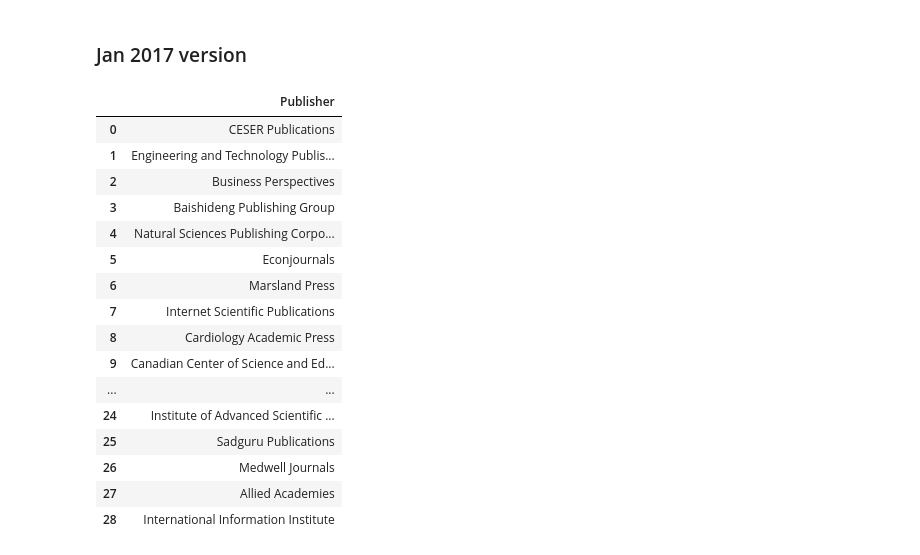
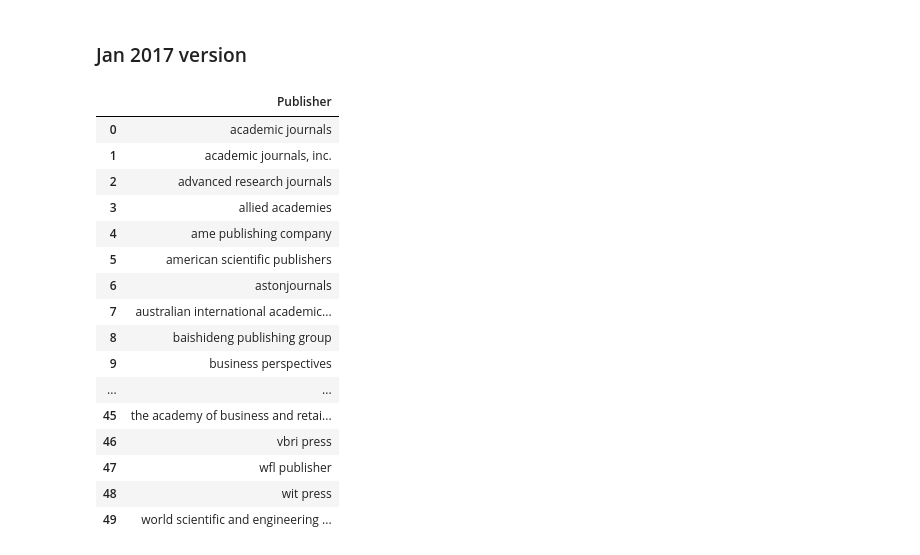
Before and after one commit to saketkc/ugc-predatory-journal-analysis, a Jupyter notebook: UGC-Journal-Analysis-April-2017.ipynb, the cells around one changed output. Drawn from its saved outputs; the diff is of its cells as text; code cells hidden in the pictures.

```diff
--- a/UGC-Journal-Analysis-April-2017.ipynb
+++ b/UGC-Journal-Analysis-April-2017.ipynb
@@ -23,13 +25,16 @@ from fuzzywuzzy import fuzz
 import re
 from fuzzywuzzy import process
 
-
 pd.set_option('display.max_colwidth', -1)
 pd.set_option('display.max_columns', None)
 pd.set_option('display.max_rows', None)
 
 def clean_name(x):
-    cleaned = re.sub( '\s+', ' ', x ).strip()
+    ## Remove things in braces such as :
+    ## Journal of Food, Agriculture and Environment (JFAE) => Journal of Food, Agriculture and Environment
+    cleaned = re.sub(r"\(([A-Za-z0-9_]+)\)", '', x).strip()
+    cleaned = re.sub( '\s+', ' ', cleaned ).strip()
+    cleaned = unicode(cleaned.lower().replace('&', 'and'), 'utf-8')
     return cleaned
 # %%
 with open('Beall_list_dec2016.txt') as f:
@@ -152,23 +157,23 @@ publisher_matches_dec2016
 # %%
 with open('Beall_publisher_list_Jan2017.txt') as f:
     beall_pubisher_list_jan = [clean_name(x.strip()) for x in f.readlines()]
 publisher_matches_jan2017 = pd.DataFrame({'Publisher': list(set(df.Publisher).intersection(beall_pubisher_list_jan))})
-publisher_matches_jan2017
+publisher_matches_jan2017.sort_values(by='Publisher').reset_index(drop=True)
 # %% [output]
 |  | Publisher |
-| 0 | CESER Publications |
-| 1 | Engineering and Technology Publis... |
-| 2 | Business Perspectives |
-| 3 | Baishideng Publishing Group |
-| 4 | Natural Sciences Publishing Corpo... |
-| 5 | Econjournals |
-| 6 | Marsland Press |
-| 7 | Internet Scientific Publications |
-| 8 | Cardiology Academic Press |
-| 9 | Canadian Center of Science and Ed... |
+| 0 | academic journals |
+| 1 | academic journals, inc. |
+| 2 | advanced research journals |
+| 3 | allied academies |
+| 4 | ame publishing company |
+| 5 | american scientific publishers |
+| 6 | astonjournals |
+| 7 | australian international academic... |
+| 8 | baishideng publishing group |
+| 9 | business perspectives |
 | ... | ... |
-| 24 | Institute of Advanced Scientific ... |
-| 25 | Sadguru Publications |
-| 26 | Medwell Journals |
-| 27 | Allied Academies |
-| 28 | International Information Institute |
+| 45 | the academy of business and retai... |
+| 46 | vbri press |
+| 47 | wfl publisher |
+| 48 | wit press |
+| 49 | world scientific and engineering ... |
```
Also changed, not shown: parts of 8 cells of this notebook, 2 other files.
